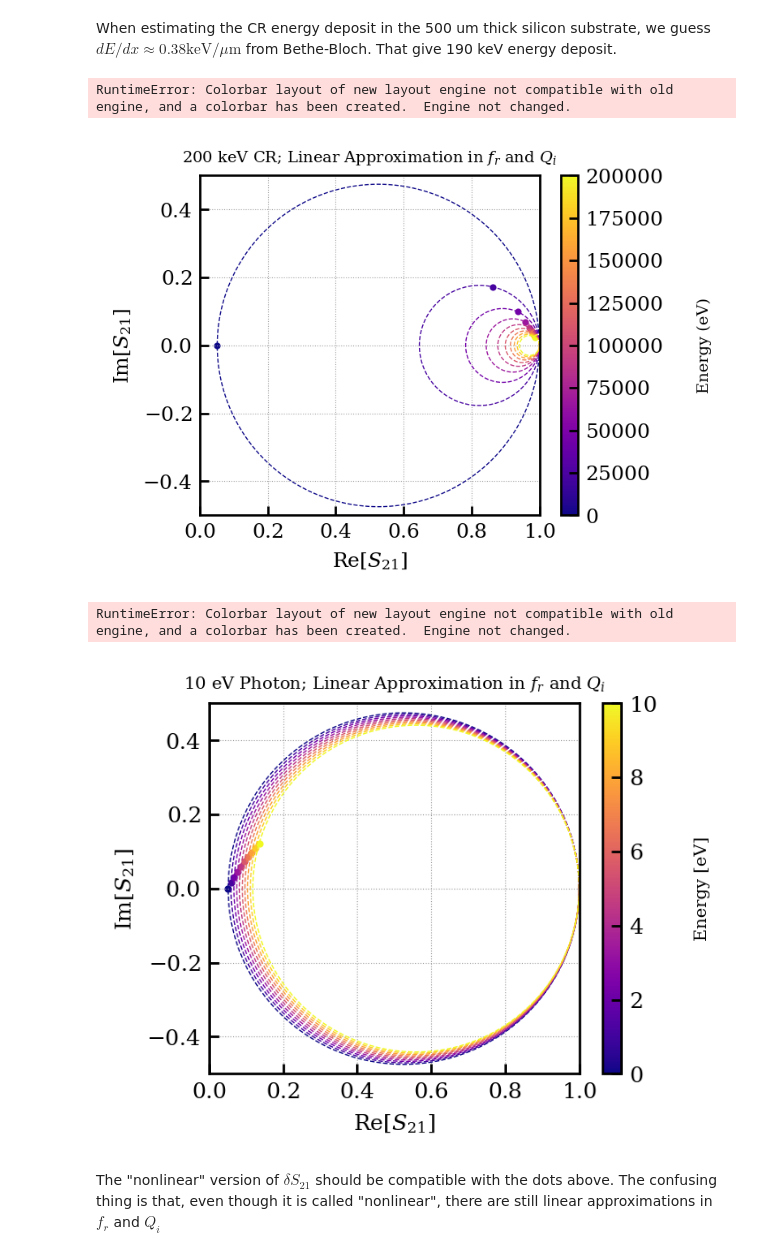
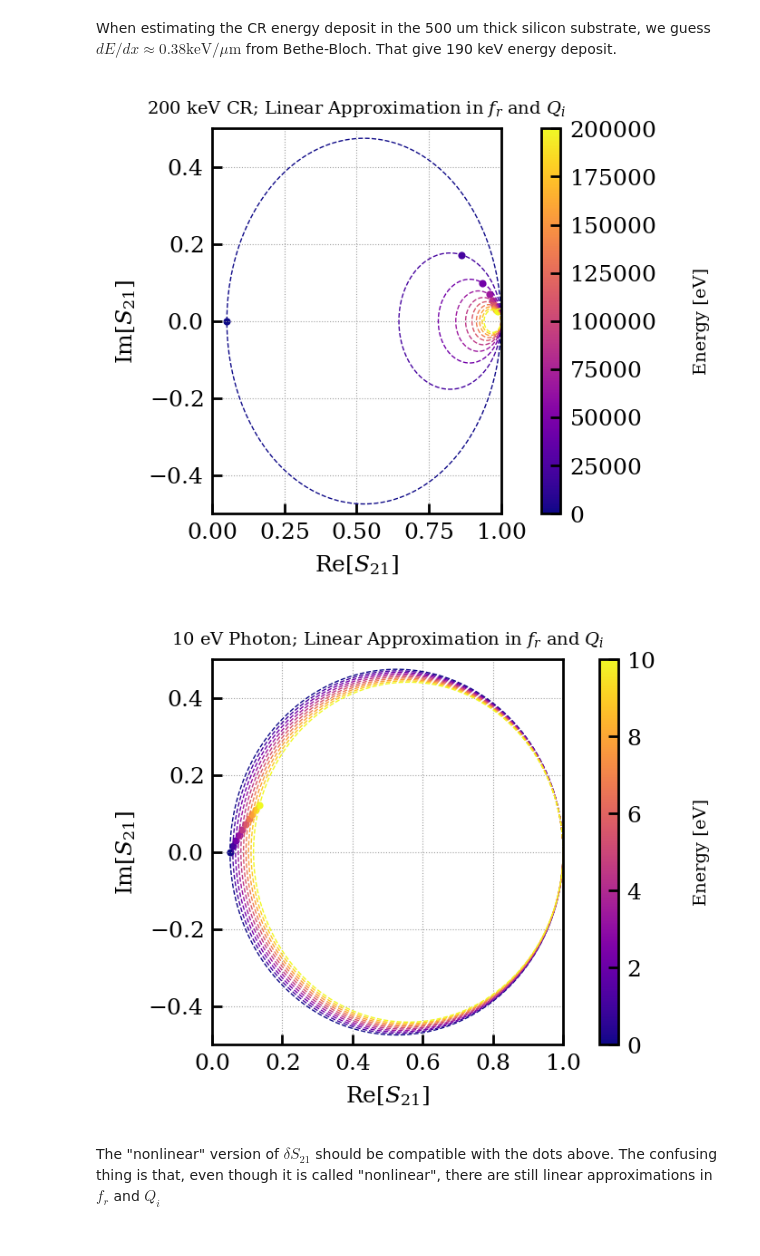
Before and after one commit to FaroutYLq/axioph, a Jupyter notebook: KID/cr_in_kid.ipynb, the cells around one changed output. Drawn from its saved outputs; the diff is of its cells as text; code cells hidden in the pictures.

```diff
--- a/KID/cr_in_kid.ipynb
+++ b/KID/cr_in_kid.ipynb
@@ -726,36 +729,35 @@ for energy in energies:
     qi = Qi_linear(delta_n_qp=dnqp)
     fr = fr_linear(delta_n_qp=dnqp)
     s21s = S21(f=np.linspace(0, 2*4.039e9, 1000), fr=fr, Qi=qi, Qc=17958)
     fit_result = fit_circle_complex(s21s)
     thetas = np.linspace(0, 2*np.pi, 1000)
     circle_x = fit_result['center'].real + fit_result['radius'] * np.cos(thetas)
     circle_y = fit_result['center'].imag + fit_result['radius'] * np.sin(thetas)
     s21_fr0 = S21(f=4.039e9, fr=fr, Qi=qi, Qc=17958)
 
     # Get color from plasma colormap based on energy
     color = cmap(norm(energy))
 
     plt.plot(circle_x, circle_y, color=color, lw=0.5, ls="--")
     plt.scatter(s21_fr0.real, s21_fr0.imag, color=color, s=15)
 
 plt.xlim(0, 1)
 plt.ylim(-0.5, 0.5)
 plt.xlabel(r"Re[$S_{21}$]")
 plt.ylabel(r"Im[$S_{21}$]")
 plt.grid(True)
 
 # Add colorbar to show energy scale
 sm = plt.cm.ScalarMappable(cmap=cmap, norm=norm)
 sm.set_array([])
 cbar = plt.colorbar(sm, ax=plt.gca())
 cbar.set_label('Energy [eV]', rotation=90, labelpad=15, fontsize=7)
 
 plt.title("200 keV CR; Linear Approximation in $f_r$ and $Q_i$", fontsize=7)
-plt.tight_layout()
+#plt.tight_layout()
 plt.show()
 # %% [output]
-RuntimeError: Colorbar layout of new layout engine not compatible with old engine, and a colorbar has been created.  Engine not changed.
-[figure, old version]
+[figure, new version]
 # %%
 import matplotlib.pyplot as plt
 import numpy as np
@@ -795,11 +797,10 @@ cbar = plt.colorbar(sm, ax=plt.gca())
 cbar.set_label('Energy [eV]', rotation=90, labelpad=15, fontsize=7)
 
 plt.title("10 eV Photon; Linear Approximation in $f_r$ and $Q_i$", fontsize=7)
-plt.tight_layout()
+#plt.tight_layout()
 plt.show()
 # %% [output]
-RuntimeError: Colorbar layout of new layout engine not compatible with old engine, and a colorbar has been created.  Engine not changed.
-[figure, old version]
+[figure, new version]
 # %% [markdown]
 The "nonlinear" version of $\delta S_{21}$ should be compatible with the dots above. The confusing thing is that, even though it is called "nonlinear", there are still linear approximations in $f_r$ and $Q_i$
 # %%
```
Also changed, not shown: parts of 7 cells of this notebook.
